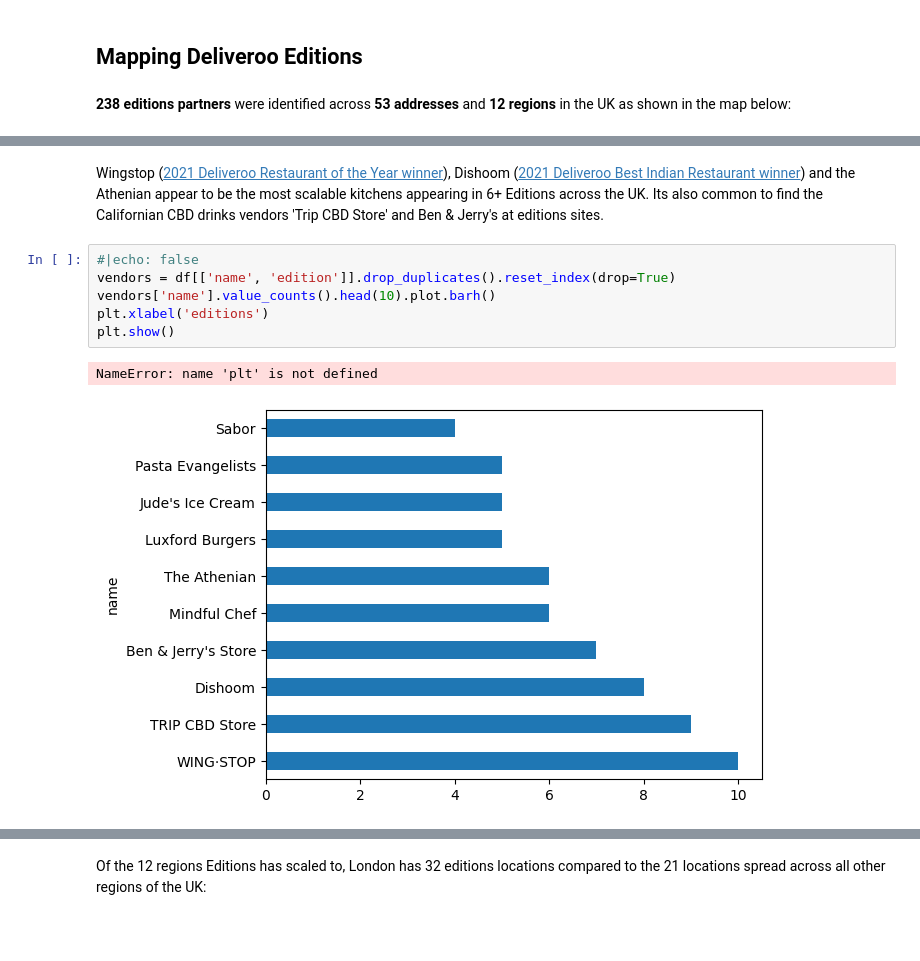
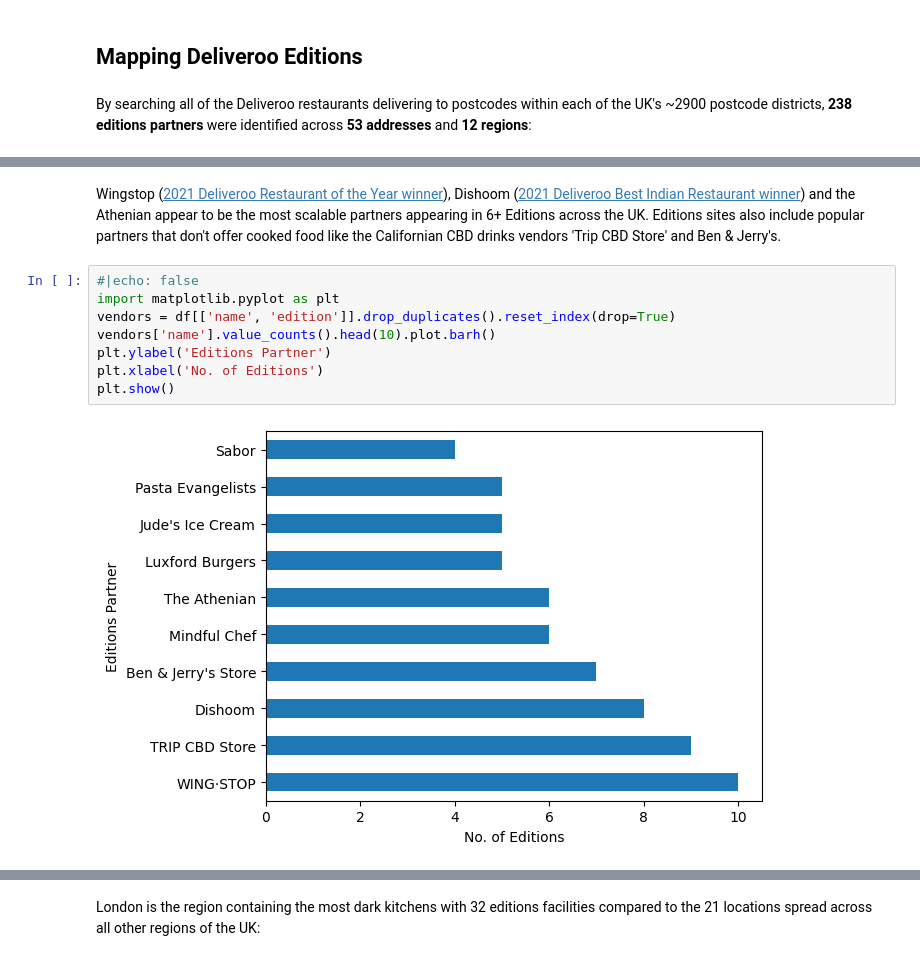
Before and after one commit to Autonomy-Data-Unit/2023_07_deliveroo-editions, a Jupyter notebook: nbs/blog/00_dark_kitchen_cartography.ipynb, the cells around one changed output, grey strips where cells are left out. Saved outputs shown, nothing was run; the diff lists cells and outputs as text; blank space fills up the shorter version.

```diff
--- a/nbs/blog/00_dark_kitchen_cartography.ipynb
+++ b/nbs/blog/00_dark_kitchen_cartography.ipynb
@@ -120,7 +103,7 @@ To get all of the restaurants we can search Deliveroo with a postcode from all o
 # %% [markdown]
 ## Mapping Deliveroo Editions
 # %% [markdown]
-**238 editions partners** were identified across **53 addresses** and **12 regions** in the UK as shown in the map below:
+By searching all of the Deliveroo restaurants delivering to postcodes within each of the UK's ~2900 postcode districts, **238 editions partners** were identified across **53 addresses** and **12 regions**:
 # %%
 from IPython.display import IFrame
 IFrame(src="data/editions_extra.html", width='100%', height='900px')
@@ -138,18 +121,19 @@ df.head()
 | 3 | Dishoom | London | bsy-2-editions | https://deliveroo.co.uk/menu/Lond... | 145 Ormside Street, South Bermond... | 51.483107 | -0.055627 |
 | 4 | WING·STOP | London | bsy-2-editions | https://deliveroo.co.uk/menu/Lond... | 145 Ormside Street, London, SE151TF | 51.483107 | -0.055627 |
 # %% [markdown]
-Wingstop ([2021 Deliveroo Restaurant of the Year winner](https://deliveroorestaurantawards.com/)), Dishoom ([2021 Deliveroo Best Indian Restaurant winner](https://deliveroorestaurantawards.com/)) and the Athenian appear to be the most scalable kitchens appearing in 6+ Editions across the UK. Its also common to find the Californian CBD drinks vendors 'Trip CBD Store' and Ben & Jerry's at editions sites.
+Wingstop ([2021 Deliveroo Restaurant of the Year winner](https://deliveroorestaurantawards.com/)), Dishoom ([2021 Deliveroo Best Indian Restaurant winner](https://deliveroorestaurantawards.com/)) and the Athenian appear to be the most scalable partners appearing in 6+ Editions across the UK. Editions sites also include popular partners that don't offer cooked food like the Californian CBD drinks vendors 'Trip CBD Store' and Ben & Jerry's.
 # %%
 #|echo: false
+import matplotlib.pyplot as plt
 vendors = df[['name', 'edition']].drop_duplicates().reset_index(drop=True)
 vendors['name'].value_counts().head(10).plot.barh()
-plt.xlabel('editions')
+plt.ylabel('Editions Partner')
+plt.xlabel('No. of Editions')
 plt.show()
 # %% [output]
-NameError: name 'plt' is not defined
-[figure, old version]
+[figure, new version]
 # %% [markdown]
 ![](assets/wings.jpeg)
 # %% [markdown]
-Of the 12 regions Editions has scaled to, London has 32 editions locations compared to the 21 locations spread across all other regions of the UK:
+London is the region containing the most dark kitchens with 32 editions facilities compared to the 21 locations spread across all other regions of the UK:
 # %%
```
Also changed, not shown: parts of 20 cells of this notebook, 10 other files.
